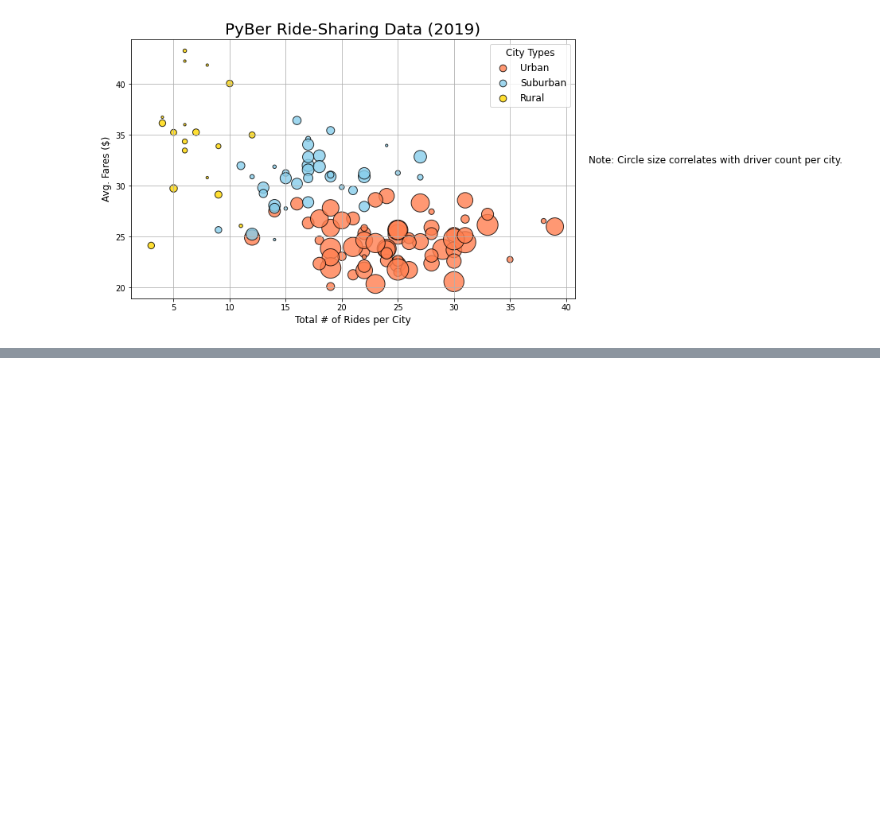
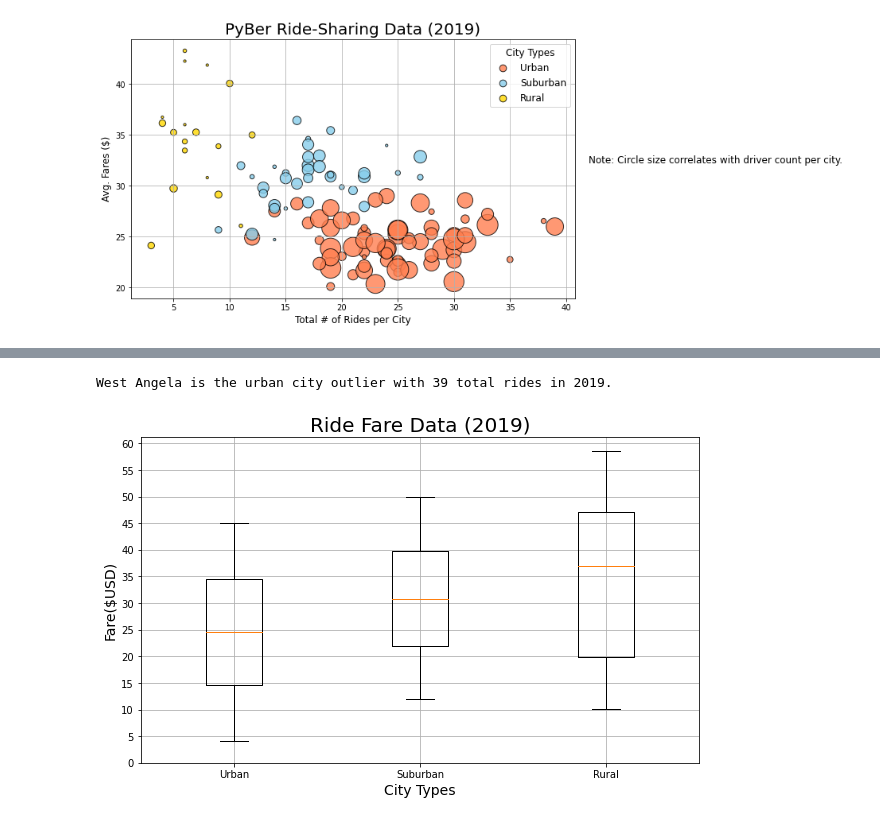
Before and after one commit to amberteets/PyBer_Analysis, a Jupyter notebook: PyBer.ipynb, the cells around one changed output, grey strips where cells are left out. Saved outputs shown, nothing was run; the diff lists cells and outputs as text; code cells hidden in the pictures; blank space fills up the shorter version.

```diff
--- a/PyBer.ipynb
+++ b/PyBer.ipynb
@@ -248,0 +312,6 @@ plt.show()
+# %%
+# Summary Stats for Average Fare by City Type
+# Get fares for urban cities
+urban_fares = urban_df["fare"]
+suburban_fares = suburban_df["fare"]
+rural_fares = rural_df["fare"]
@@ -248,0 +391,22 @@ plt.show()
+# %%
+# Find outlier city (ride count of 39)
+urban_city_outlier = urban_ride_count[urban_ride_count==39].index[0]
+print(f"{urban_city_outlier} is the urban city outlier with 39 total rides in 2019.")
+# %% [output]
+West Angela is the urban city outlier with 39 total rides in 2019.
+# %%
+# Create a box-and-whisker plot for the urban fare data.
+x_labels = ["Urban", "Suburban", "Rural"]
+fare_data = [urban_fares, suburban_fares, rural_fares]
+fig, ax = plt.subplots(figsize=(10,6))
+ax.set_title('Ride Fare Data (2019)', fontsize=20)
+ax.set_ylabel('Fare($USD)', fontsize=14)
+ax.set_xlabel('City Types', fontsize=14)
+ax.boxplot(fare_data, labels=x_labels)
+ax.set_yticks(np.arange(0, 65, step=5.0))
+ax.grid()
+# Save the figure.
+plt.savefig("analysis/Fig3.png", facecolor="white")
+plt.show()
+# %% [output]
+[figure, added]
```
Also changed, not shown: parts of 15 cells of this notebook, 3 other files.
